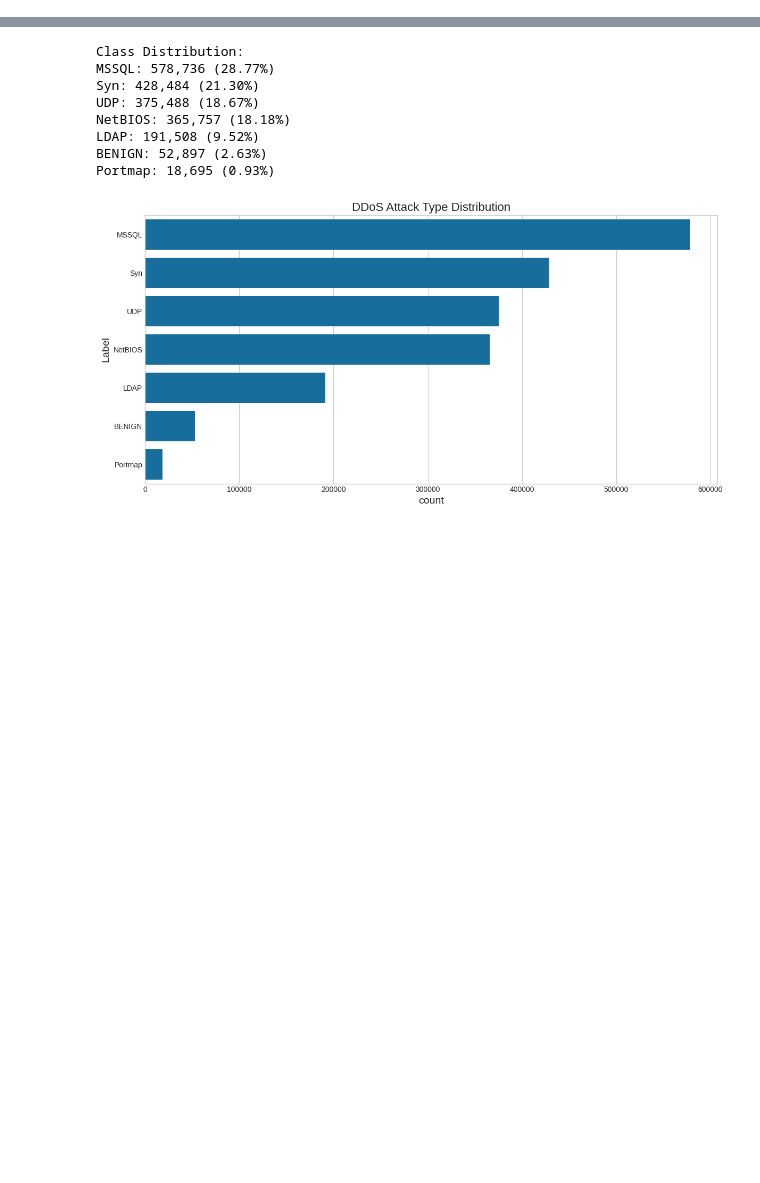
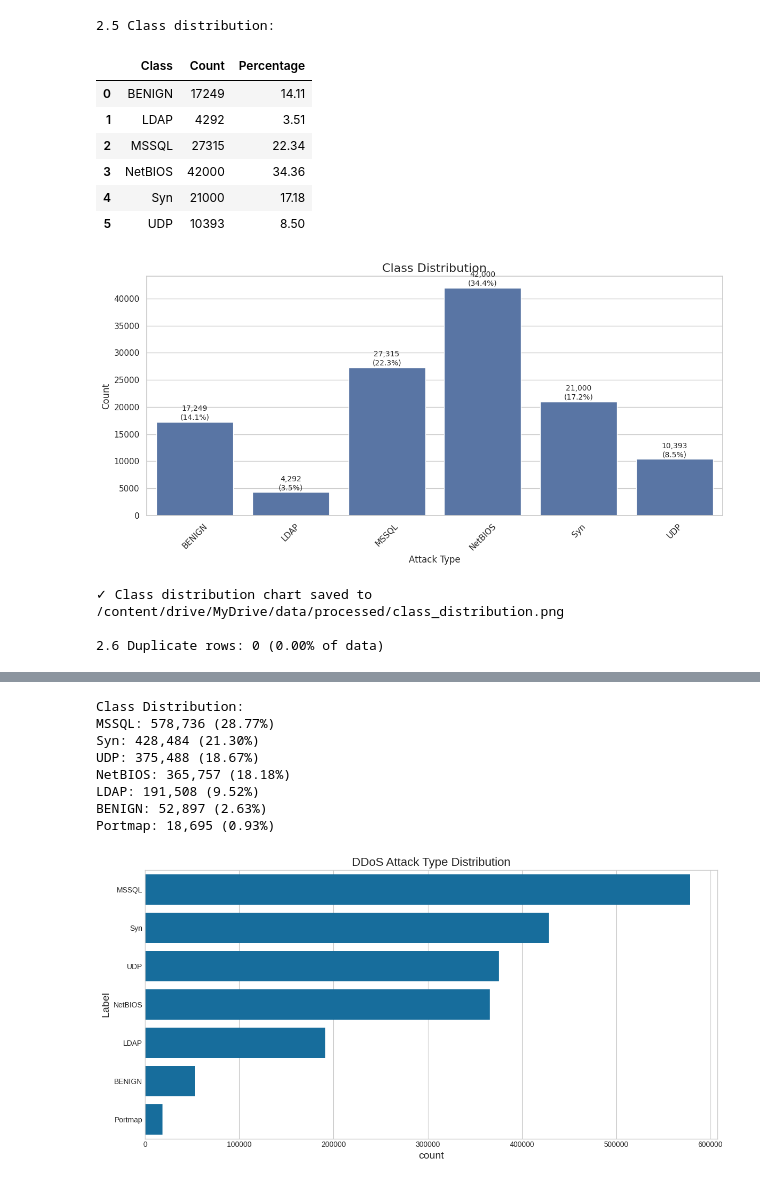
Before and after one commit to zainabintech/DDoS-Detection-System-, a Jupyter notebook: Untitled3.ipynb, the cells around one changed output, grey strips where cells are left out. Saved outputs shown, nothing was run; the diff lists cells and outputs as text; code cells hidden in the pictures; blank space fills up the shorter version.

```diff
--- a/Untitled3.ipynb
+++ b/Untitled3.ipynb
@@ -141,0 +398,68 @@ Use this file for your next steps: data cleaning and SMOTE
+# %%
+# 2. Explore data characteristics
+print("\n2. Exploring data characteristics...")
+
+# Check the first few rows
+print("\n2.1 First 5 rows:")
+display(df.head())
+
+# Check data types and memory usage
+print("\n2.2 Data types:")
+dtypes_count = df.dtypes.value_counts()
+display(pd.DataFrame({'Data Type': dtypes_count.index, 'Count': dtypes_count.values}))
+
+# Memory usage
+memory_mb = df.memory_usage(deep=True).sum() / (1024*1024)
+print(f"Total memory usage: {memory_mb:.2f} MB")
+
+# Check for missing values
+print("\n2.3 Missing values:")
+missing = df.isnull().sum()
+missing_cols = missing[missing > 0]
+if len(missing_cols) > 0:
+    display(pd.DataFrame({'Column': missing_cols.index, 'Missing Count': missing_cols.values,
+                         'Missing Percentage': (missing_cols.values / len(df) * 100).round(2)}))
+else:
+    print("No missing values found.")
+
+# Check for infinite values
+print("\n2.4 Checking for infinite values...")
+numeric_cols = df.select_dtypes(include=['float64', 'int64']).columns
+inf_counts = pd.Series({col: np.isinf(df[col]).sum() for col in numeric_cols})
+inf_cols = inf_counts[inf_counts > 0]
+if len(inf_cols) > 0:
+    display(pd.DataFrame({'Column': inf_cols.index, 'Infinity Count': inf_cols.values}))
+else:
+    print("No infinity values found.")
+
+# Class distribution
+print("\n2.5 Class distribution:")
+if 'Label' in df.columns:
+    class_dist = df['Label'].value_counts().sort_index()
+    display(pd.DataFrame({'Class': class_dist.index, 'Count': class_dist.values,
+                         'Percentage': (class_dist.values / len(df) * 100).round(2)}))
+
+    # Plot class distribution
+    plt.figure(figsize=(12, 6))
+    ax = sns.barplot(x=class_dist.index, y=class_dist.values)
+    plt.title('Class Distribution', fontsize=16)
+    plt.xlabel('Attack Type', fontsize=12)
+    plt.ylabel('Count', fontsize=12)
+    plt.xticks(rotation=45)
+
+    # Add count labels on top of bars
+    for i, count in enumerate(class_dist.values):
+        ax.text(i, count + 100, f"{count:,}\n({count/len(df)*100:.1f}%)",
+                ha='center', va='bottom', fontsize=10)
+
+    plt.tight_layout()
+    plt.savefig(f"{output_dir}/class_distribution.png", dpi=300)
+    plt.show()
+    print(f"✓ Class distribution chart saved to {output_dir}/class_distribution.png")
+else:
+    print("No 'Label' column found.")
+
+# Check for duplicate rows
+duplicate_count = df.duplicated().sum()
+print(f"\n2.6 Duplicate rows: {duplicate_count} ({duplicate_count/len(df)*100:.2f}% of data)")
+# %% [output]
@@ -141,0 +490,12 @@ Use this file for your next steps: data cleaning and SMOTE
+2.5 Class distribution:
+|  | Class | Count | Percentage |
+| 0 | BENIGN | 17249 | 14.11 |
+| 1 | LDAP | 4292 | 3.51 |
+| 2 | MSSQL | 27315 | 22.34 |
+| 3 | NetBIOS | 42000 | 34.36 |
+| 4 | Syn | 21000 | 17.18 |
+| 5 | UDP | 10393 | 8.50 |
+[figure, added]
+✓ Class distribution chart saved to /content/drive/MyDrive/data/processed/class_distribution.png
+
+2.6 Duplicate rows: 0 (0.00% of data)
```
Also changed, not shown: parts of 12 cells of this notebook.
